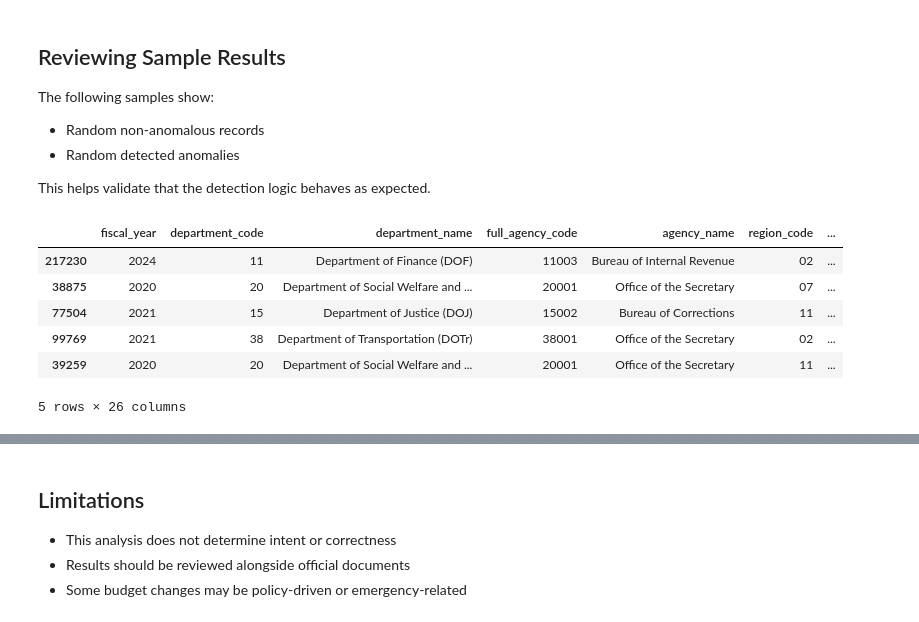
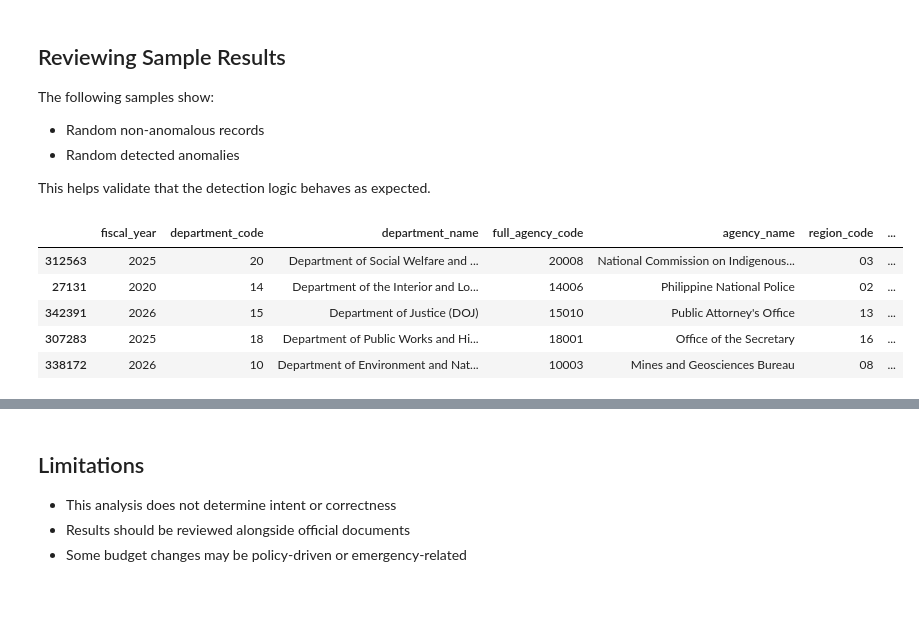
Before and after one commit to msamuelcn/ai-for-good-ph-budget-data, a Jupyter notebook: anomaly_detection_presentation.ipynb, the cells around one changed output, grey strips where cells are left out. Cells and saved outputs as stored; diff of their text form; code cells hidden in the pictures.

```diff
--- a/anomaly_detection_presentation.ipynb
+++ b/anomaly_detection_presentation.ipynb
@@ -75,8 +75,14 @@ gaa_agg = gaa.groupby(group_cols)['budget_amount'].sum().reset_index()
 merged = nep_agg.merge(
     gaa_agg,
     on=group_cols,
-    suffixes=('_nep', '_gaa')
+    suffixes=('_nep', '_gaa'),
+    how='outer'
 )
+# %%
+merged['unapproved_budget'] = merged['budget_amount_gaa'].isna()
+merged['inserted_budget'] = merged['budget_amount_nep'].isna()
+merged['budget_amount_gaa'] = merged['budget_amount_gaa'].fillna(0)
+merged['budget_amount_nep'] = merged['budget_amount_nep'].fillna(0)
 # %% [markdown]
 ## Measuring Budget Changes
 
@@ -97,7 +103,11 @@ merged['pct_change'] = merged['abs_change'] / merged['budget_amount_nep'].replac
 - Minimal difference: Approved as proposed
 # %%
 def classify_adjustment(row):
-    if row['pct_change'] > 0.05:
+    if row['unapproved_budget']:
+        return "Unapproved Budget"
+    elif row['inserted_budget']:
+        return "Inserted Budget"
+    elif row['pct_change'] > 0.05:
         return "Budget Increase"
     elif row['pct_change'] < -0.05:
         return "Budget Reduction"
@@ -124,7 +134,7 @@ They are conservative by design and intended for review support, not enforcement
 # %%
 merged['anomaly_threshold'] = (
     (merged['pct_change'].abs() > 0.3) |
-    (merged['abs_change'].abs() > 50_000_000)
+    (merged['abs_change'].abs() > 10_000_000)
 )
 # %% [markdown]
 ### Z-Score (Statistical Outliers)
@@ -226,15 +236,15 @@ The following samples show:
 
 This helps validate that the detection logic behaves as expected.
 # %%
+pd.set_option('display.max_columns', None)
 # Sample some non-anomalies
-merged[~merged['is_anomaly']].sample(5, random_state=42)
+merged[(~merged['is_anomaly']) & (merged['explanation'] != '')].sample(5)
 # %% [output]
 |  | fiscal_year | department_code | department_name | full_agency_code | agency_name | region_code | ... |
-| 217230 | 2024 | 11 | Department of Finance (DOF) | 11003 | Bureau of Internal Revenue | 02 | ... |
-| 38875 | 2020 | 20 | Department of Social Welfare and ... | 20001 | Office of the Secretary | 07 | ... |
-| 77504 | 2021 | 15 | Department of Justice (DOJ) | 15002 | Bureau of Corrections | 11 | ... |
-| 99769 | 2021 | 38 | Department of Transportation (DOTr) | 38001 | Office of the Secretary | 02 | ... |
-| 39259 | 2020 | 20 | Department of Social Welfare and ... | 20001 | Office of the Secretary | 11 | ... |
+| 312563 | 2025 | 20 | Department of Social Welfare and ... | 20008 | National Commission on Indigenous... | 03 | ... |
+| 27131 | 2020 | 14 | Department of the Interior and Lo... | 14006 | Philippine National Police | 02 | ... |
+| 342391 | 2026 | 15 | Department of Justice (DOJ) | 15010 | Public Attorney's Office | 13 | ... |
+| 307283 | 2025 | 18 | Department of Public Works and Hi... | 18001 | Office of the Secretary | 16 | ... |
+| 338172 | 2026 | 10 | Department of Environment and Nat... | 10003 | Mines and Geosciences Bureau | 08 | ... |
-5 rows × 26 columns
 # %%
 # Sample some detected anomalies
```
Also changed, not shown: parts of 8 cells of this notebook, 2 other files.
